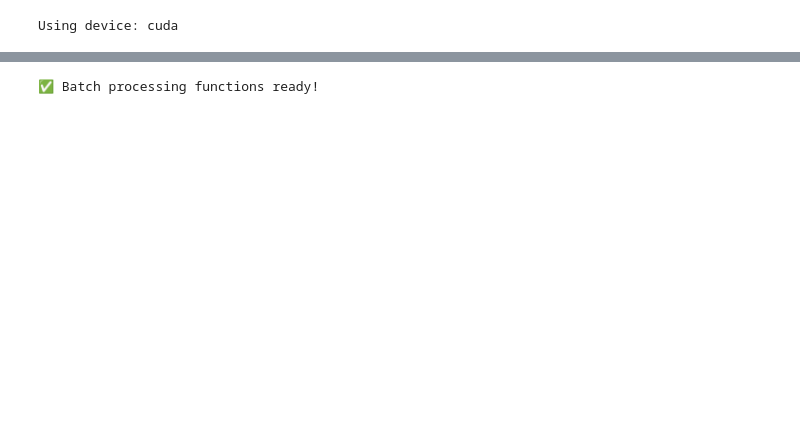
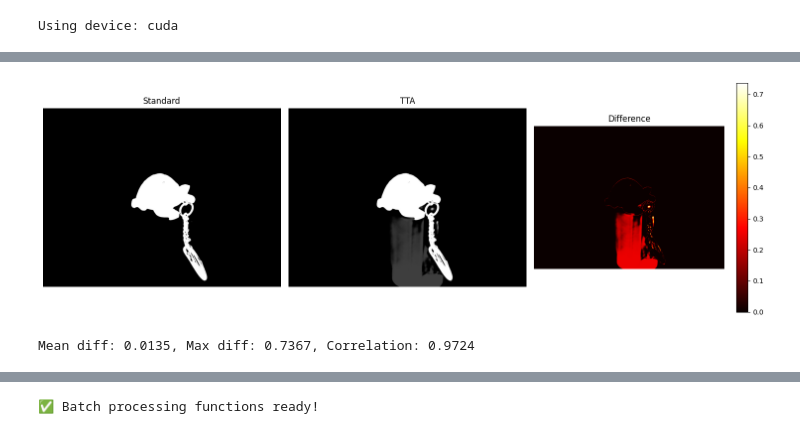
Before and after one commit to OpsiClear/PDFNet_Moge, a Jupyter notebook: demo.ipynb, the cells around one changed output, grey strips where cells are left out. Drawn from its saved outputs; the diff is of its cells as text; code cells hidden in the pictures; blank space fills up the shorter version.

```diff
--- a/demo.ipynb
+++ b/demo.ipynb
@@ -327,36 +170,34 @@ result_standard = run_pdfnet_demo(image_path="pics/37.png", use_tta=False)
 # %%
-# Compare TTA vs Standard results
+# Visualize Differences
+
 if result_tta is not None and result_standard is not None:
     diff = np.abs(result_tta.astype(float) - result_standard.astype(float))
 
     plt.figure(figsize=(15, 5))
 
     plt.subplot(1, 3, 1)
     plt.imshow(result_standard, cmap="gray")
-    plt.title("Standard Result")
+    plt.title("Standard")
     plt.axis("off")
 
     plt.subplot(1, 3, 2)
     plt.imshow(result_tta, cmap="gray")
-    plt.title("TTA Result")
+    plt.title("TTA")
     plt.axis("off")
 
     plt.subplot(1, 3, 3)
     plt.imshow(diff, cmap="hot")
-    plt.title("Difference Map")
+    plt.title("Difference")
     plt.colorbar()
     plt.axis("off")
 
     plt.tight_layout()
     plt.show()
 
-    print(f"Mean absolute difference: {diff.mean():.6f}")
-    print(f"Max absolute difference: {diff.max():.6f}")
-
-    # Calculate correlation
-    flat_tta = result_tta.flatten().astype(float)
-    flat_std = result_standard.flatten().astype(float)
-    correlation = np.corrcoef(flat_tta, flat_std)[0, 1]
-    print(f"Correlation: {correlation:.6f}")
-else:
-    print("❌ Could not compare results - one or both failed")
+    correlation = np.corrcoef(result_tta.flatten(), result_standard.flatten())[0, 1]
+    print(
+        f"Mean diff: {diff.mean():.4f}, Max diff: {diff.max():.4f}, Correlation: {correlation:.4f}"
+    )
+# %% [output]
+[figure, added]
+Mean diff: 0.0135, Max diff: 0.7367, Correlation: 0.9724
```
Also changed, not shown: parts of 18 cells of this notebook, 38 other files.
